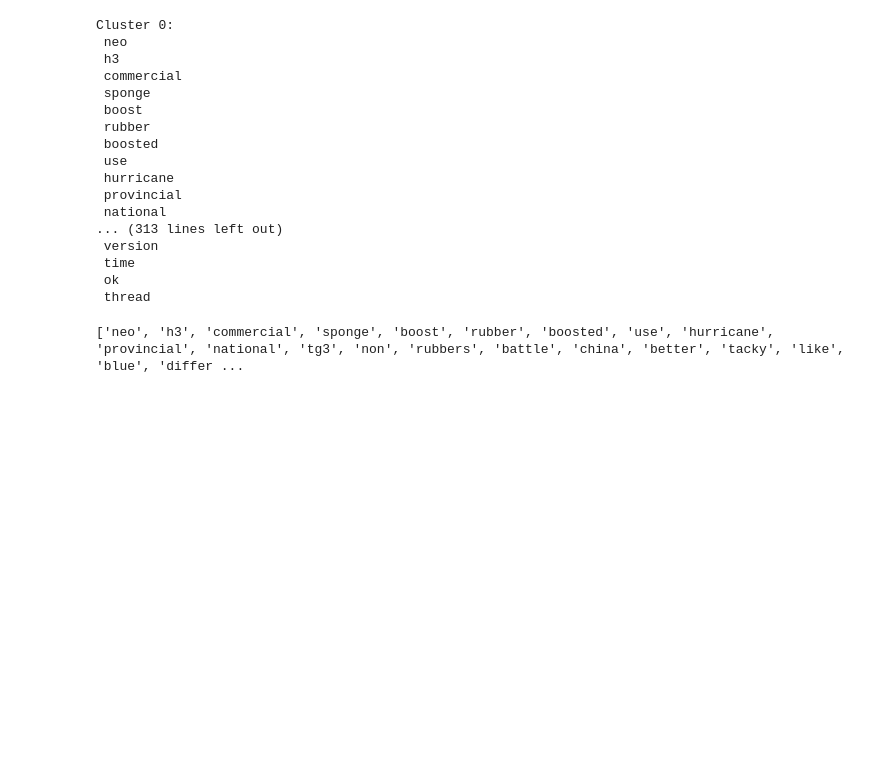
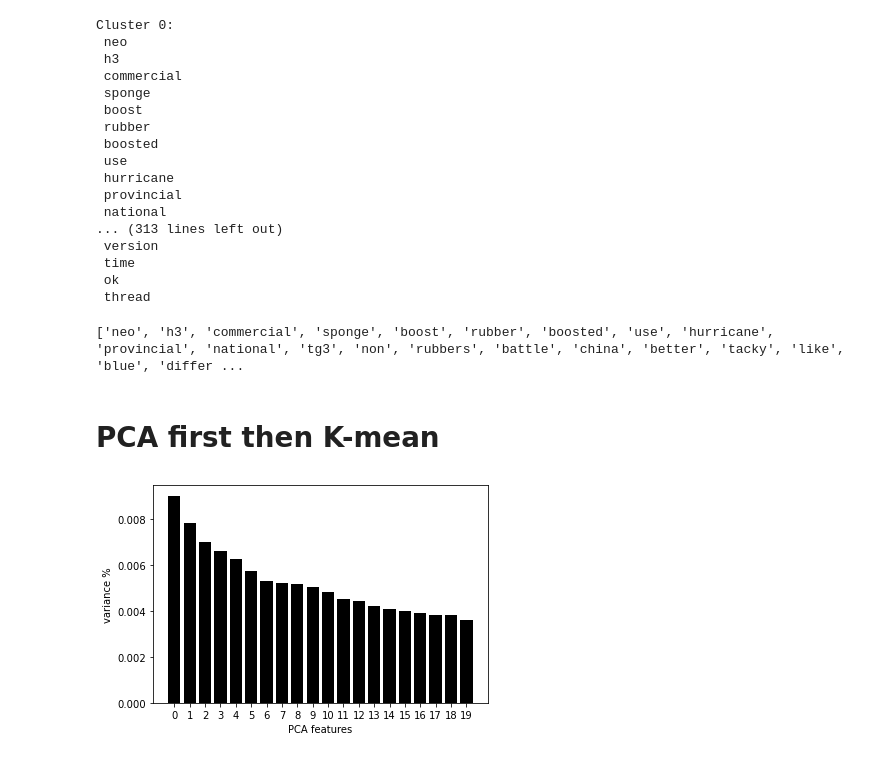
Before and after one commit to vionwinnie/ds4a-t15-tableTennis-product-review, a Jupyter notebook: EDA/clustering.ipynb, the cells around one changed output. Saved outputs shown, nothing was run; the diff lists cells and outputs as text; code cells hidden in the pictures; blank space fills up the shorter version.

Commit message:
pca then k-means ey

```diff
--- a/EDA/clustering.ipynb
+++ b/EDA/clustering.ipynb
@@ -128,2 +128,22 @@ print(cluster_terms[0])
 # %% [output]
 ['neo', 'h3', 'commercial', 'sponge', 'boost', 'rubber', 'boosted', 'use', 'hurricane', 'provincial', 'national', 'tg3', 'non', 'rubbers', 'battle', 'china', 'better', 'tacky', 'like', 'blue', 'differ ...
+# %% [markdown]
+# PCA first then K-mean
+# %%
+from sklearn.decomposition import PCA
+# Create a PCA instance: pca
+pca = PCA(n_components=20)
+principalComponents = pca.fit_transform(tf_idf_array)
+
+# Plot the explained variances
+features = range(pca.n_components_)
+plt.bar(features, pca.explained_variance_ratio_, color='black')
+plt.xlabel('PCA features')
+plt.ylabel('variance %')
+plt.xticks(features)
+# Save components to a DataFrame
+PCA_components = pd.DataFrame(principalComponents)
+
+# possibly 4/5 pca copmonents?
+# %% [output]
+[figure, added]
```
Also changed, not shown: parts of 8 cells of this notebook.
